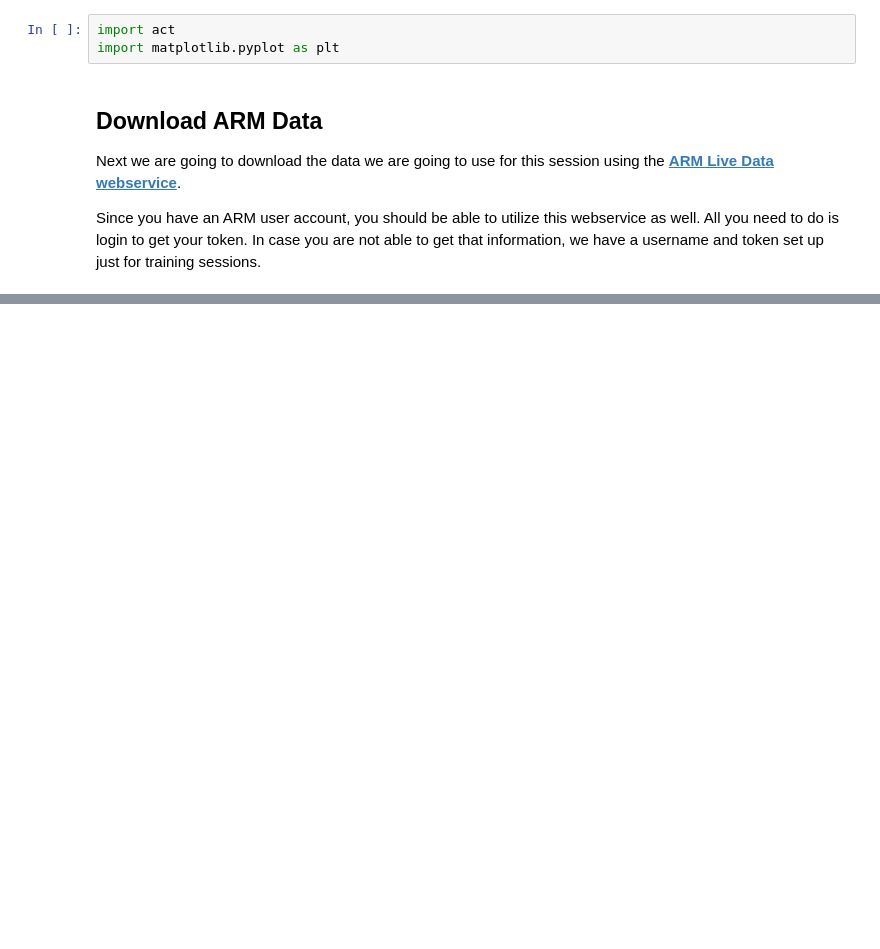
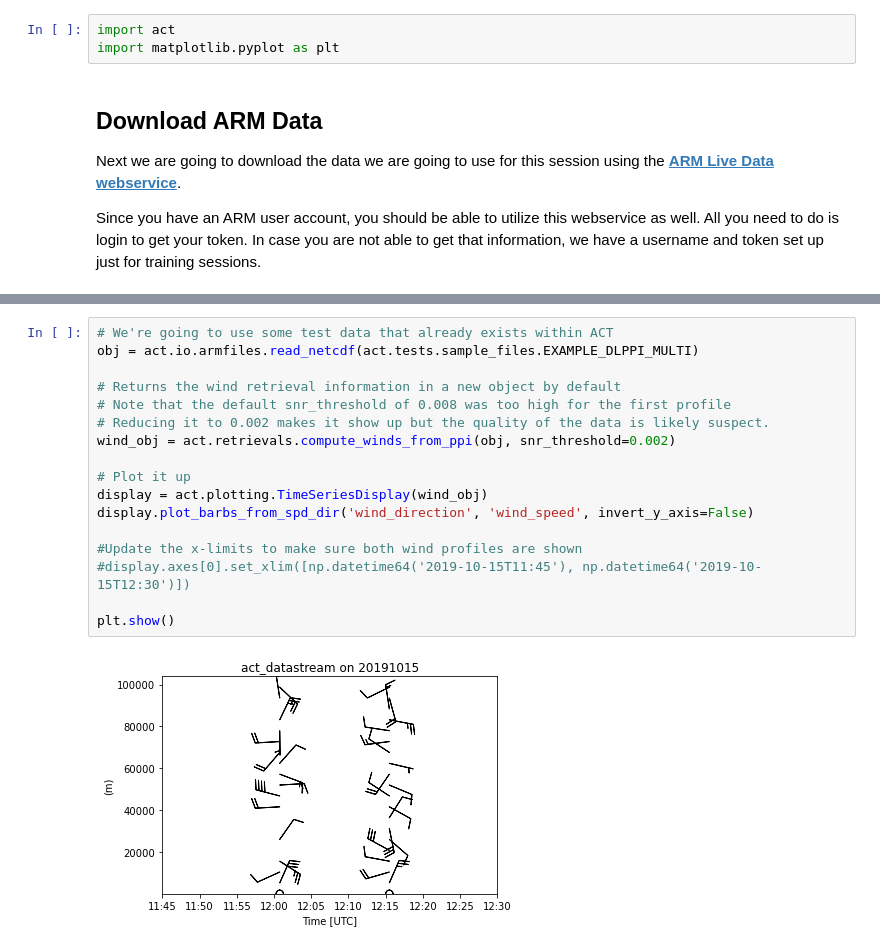
Before and after one commit to ARM-Development/ARM-Notebooks, a Jupyter notebook: Open-Science-Workshop-2022/tutorials/act-basics.ipynb, the cells around one changed output, grey strips where cells are left out. Saved outputs shown, nothing was run; the diff lists cells and outputs as text; blank space fills up the shorter version.

Commit message:
ENH: Latest updates to address Max's comments and adding some additional short examples to the end if time permits.

```diff
--- a/Open-Science-Workshop-2022/tutorials/act-basics.ipynb
+++ b/Open-Science-Workshop-2022/tutorials/act-basics.ipynb
@@ -134,0 +282,19 @@ Please checkout the __[ACT Github repository](https://github.com/ARM-DOE/ACT)__
+# %%
+# We're going to use some test data that already exists within ACT
+obj = act.io.armfiles.read_netcdf(act.tests.sample_files.EXAMPLE_DLPPI_MULTI)
+
+# Returns the wind retrieval information in a new object by default
+# Note that the default snr_threshold of 0.008 was too high for the first profile
+# Reducing it to 0.002 makes it show up but the quality of the data is likely suspect.
+wind_obj = act.retrievals.compute_winds_from_ppi(obj, snr_threshold=0.002)
+
+# Plot it up
+display = act.plotting.TimeSeriesDisplay(wind_obj)
+display.plot_barbs_from_spd_dir('wind_direction', 'wind_speed', invert_y_axis=False)
+
+#Update the x-limits to make sure both wind profiles are shown
+#display.axes[0].set_xlim([np.datetime64('2019-10-15T11:45'), np.datetime64('2019-10-15T12:30')])
+
+plt.show()
+# %% [output]
+[figure, added]
```
Also changed, not shown: parts of 34 cells of this notebook.
